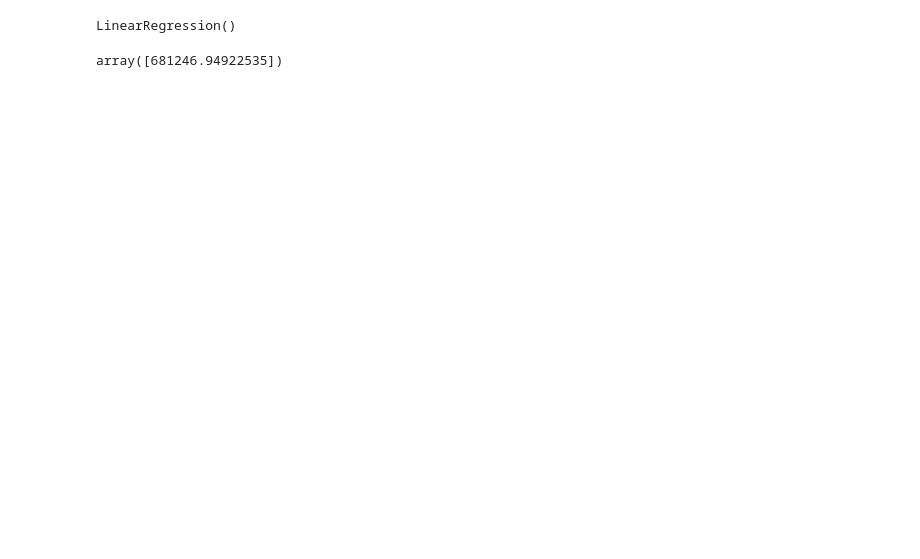
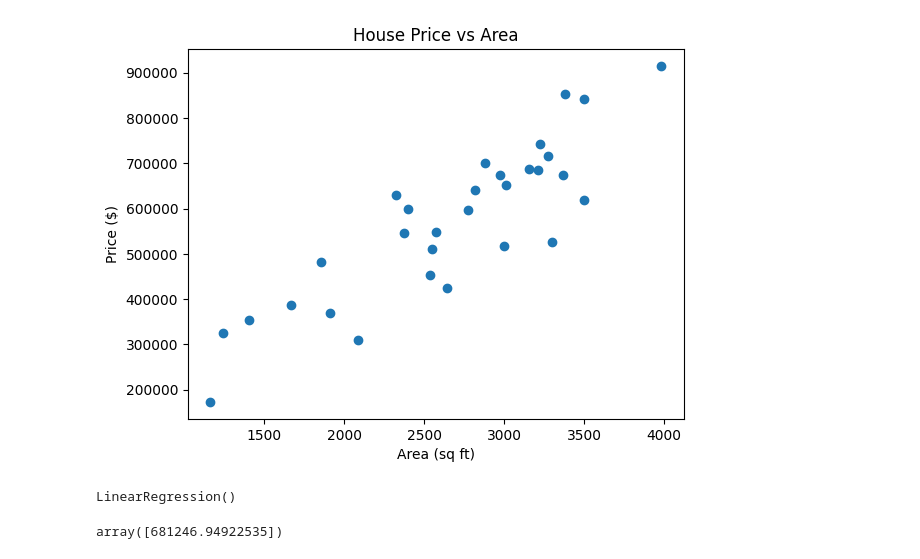
Before and after one commit to vinyas-bharadwaj/LCC-Projectify-HousePricePrediction, a Jupyter notebook: model_training.ipynb, the cells around one changed output. Saved outputs shown, nothing was run; the diff lists cells and outputs as text; code cells hidden in the pictures; blank space fills up the shorter version.

Commit message:
added graph

```diff
--- a/model_training.ipynb
+++ b/model_training.ipynb
@@ -5,3 +13,13 @@ df = pd.read_csv('house_price.csv')
+# %%
+import matplotlib.pyplot as plt
+
+plt.scatter(df['area'], df['price'])
+plt.xlabel('Area (sq ft)')
+plt.ylabel('Price ($)')
+plt.title('House Price vs Area')
+plt.show()
+# %% [output]
+[figure, added]
 # %%
 
 from sklearn.linear_model import LinearRegression
```
Also changed, not shown: parts of 1 cell of this notebook.
